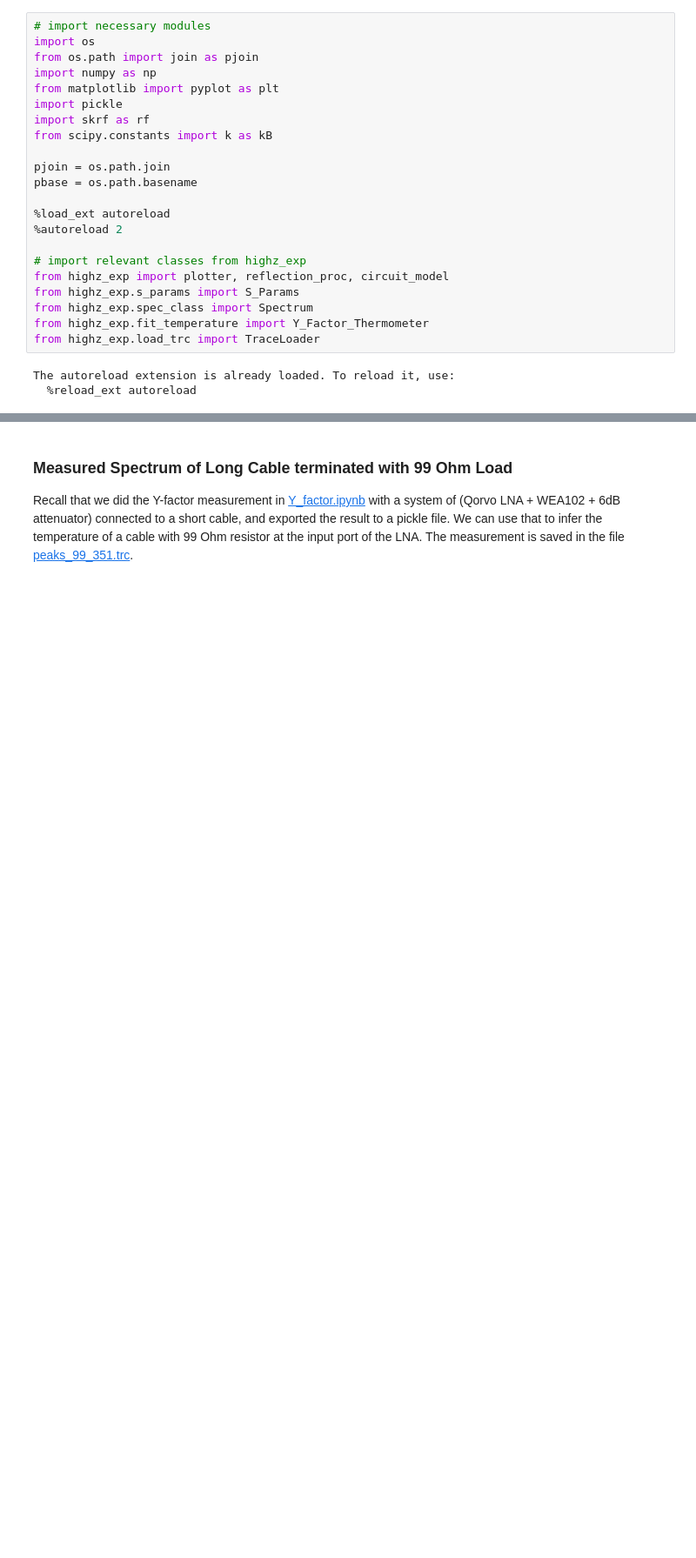
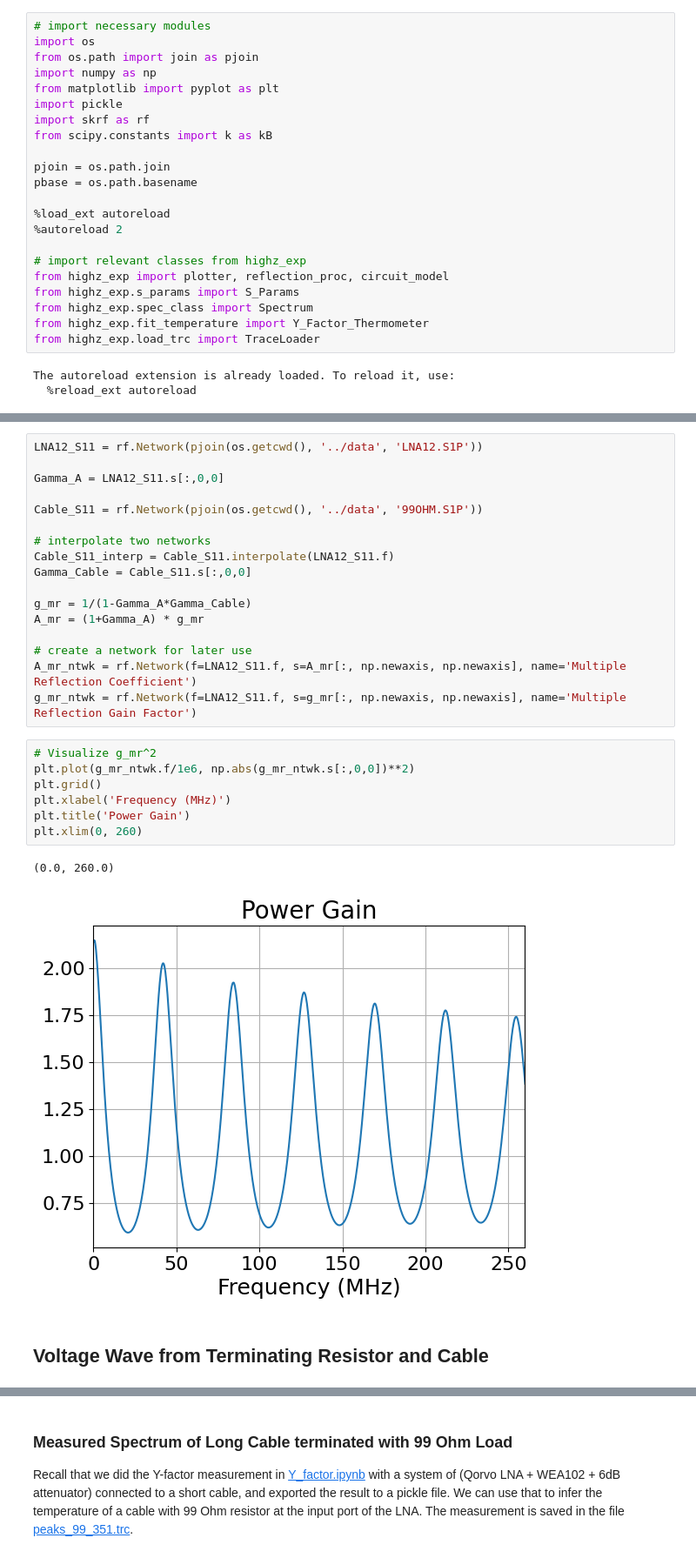
Before and after one commit to JoyYTZhou/RF_Math, a Jupyter notebook: notebooks/multiple_reflection.ipynb, the cells around one changed output, grey strips where cells are left out. Shown at 87% size. Drawn from its saved outputs; the diff is of its cells as text; blank space fills up the shorter version.

```diff
--- a/notebooks/multiple_reflection.ipynb
+++ b/notebooks/multiple_reflection.ipynb
@@ -48,3 +44,32 @@ Recall that we already obtained the propagation constant $\gamma$ of the cable i
+# %%
+LNA12_S11 = rf.Network(pjoin(os.getcwd(), '../data', 'LNA12.S1P'))
+
+Gamma_A = LNA12_S11.s[:,0,0]
+
+Cable_S11 = rf.Network(pjoin(os.getcwd(), '../data', '99OHM.S1P'))
+
+# interpolate two networks
+Cable_S11_interp = Cable_S11.interpolate(LNA12_S11.f)
+Gamma_Cable = Cable_S11.s[:,0,0]
+
+g_mr = 1/(1-Gamma_A*Gamma_Cable)
+A_mr = (1+Gamma_A) * g_mr
+
+# create a network for later use
+A_mr_ntwk = rf.Network(f=LNA12_S11.f, s=A_mr[:, np.newaxis, np.newaxis], name='Multiple Reflection Coefficient')
+g_mr_ntwk = rf.Network(f=LNA12_S11.f, s=g_mr[:, np.newaxis, np.newaxis], name='Multiple Reflection Gain Factor')
+# %%
+# Visualize g_mr^2
+plt.plot(g_mr_ntwk.f/1e6, np.abs(g_mr_ntwk.s[:,0,0])**2)
+plt.grid()
+plt.xlabel('Frequency (MHz)')
+plt.title('Power Gain')
+plt.xlim(0, 260)
+# %% [output]
+(0.0, 260.0)
+[figure, added]
+# %% [markdown]
+## Voltage Wave from Terminating Resistor and Cable
 # %%
 result_dir = pjoin(os.getcwd(), '../results')
 
```
Also changed, not shown: parts of 27 cells of this notebook.
